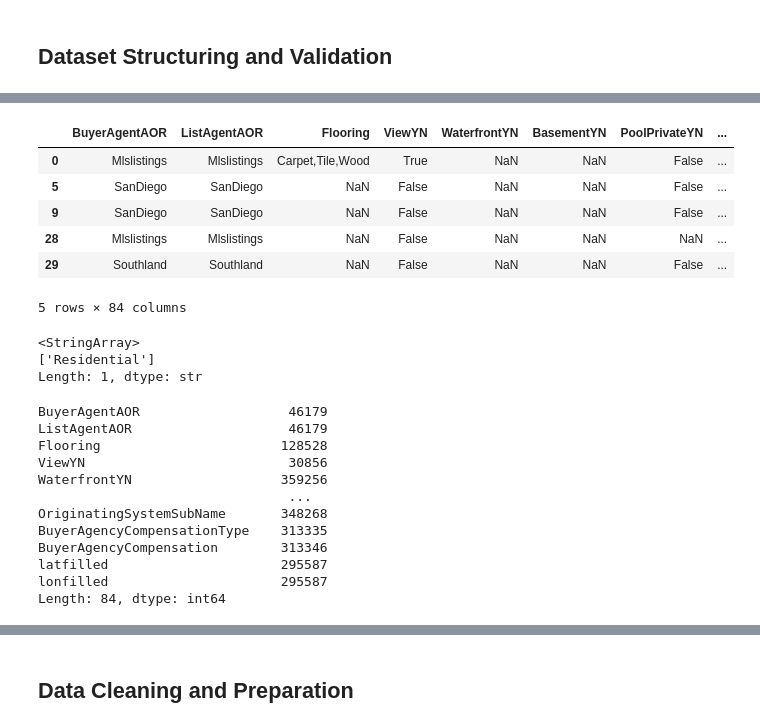
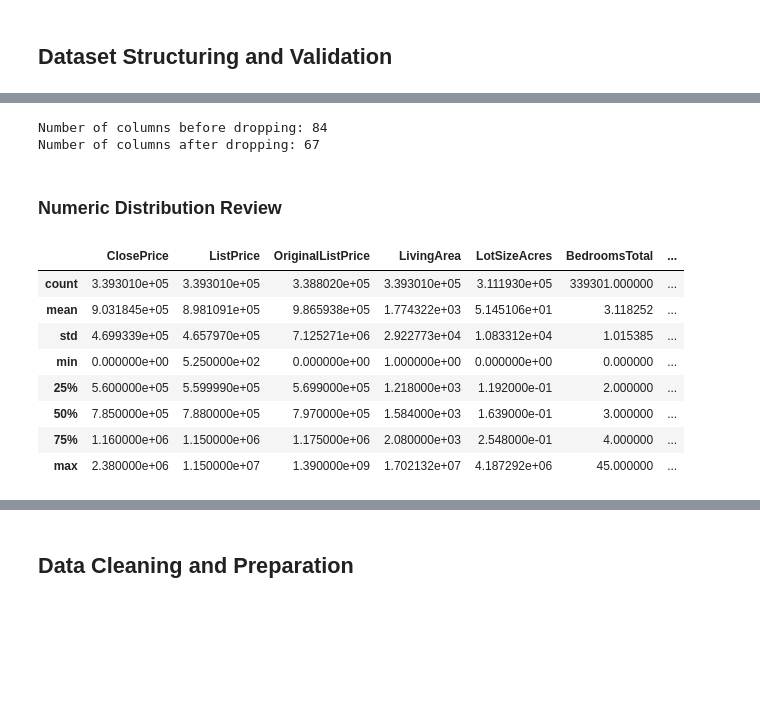
Before and after one commit to BoppingNoodles/IDX_Exchange, a Jupyter notebook: SoldAnalysis.ipynb, the cells around one changed output, grey strips where cells are left out. Cells and saved outputs as stored; diff of their text form; code cells hidden in the pictures; blank space fills up the shorter version.

```diff
--- a/SoldAnalysis.ipynb
+++ b/SoldAnalysis.ipynb
@@ -148,33 +167,25 @@ Index(['BuyerAgentAOR', 'ListAgentAOR', 'Flooring', 'ViewYN', 'WaterfrontYN',
-# %%
-sold_df.head()
-# %% [output]
-|  | BuyerAgentAOR | ListAgentAOR | Flooring | ViewYN | WaterfrontYN | BasementYN | PoolPrivateYN | ... |
-| 0 | Mlslistings | Mlslistings | Carpet,Tile,Wood | True | NaN | NaN | False | ... |
-| 5 | SanDiego | SanDiego | NaN | False | NaN | NaN | False | ... |
-| 9 | SanDiego | SanDiego | NaN | False | NaN | NaN | False | ... |
-| 28 | Mlslistings | Mlslistings | NaN | False | NaN | NaN | NaN | ... |
-| 29 | Southland | Southland | NaN | False | NaN | NaN | False | ... |
-5 rows × 84 columns
-# %%
-# Check property categories
-sold_df['PropertyType'].unique()
-# %% [output]
-<StringArray>
-['Residential']
-Length: 1, dtype: str
-# %%
-# Validate completeness
-sold_df.isnull().sum()
-# %% [output]
-BuyerAgentAOR                   46179
-ListAgentAOR                    46179
-Flooring                       128528
-ViewYN                          30856
-WaterfrontYN                   359256
-                                ...
-OriginatingSystemSubName       348268
-BuyerAgencyCompensationType    313335
-BuyerAgencyCompensation        313346
-latfilled                      295587
-lonfilled                      295587
-Length: 84, dtype: int64
+# %%
+# Drop columns
+print(f"Number of columns before dropping: {sold_df.shape[1]}")
+threshold = 0.1 * len(sold_df)
+sold_df.dropna(thresh=threshold, axis=1, inplace=True)
+print(f"Number of columns after dropping: {sold_df.shape[1]}")
+# %% [output]
+Number of columns before dropping: 84
+Number of columns after dropping: 67
+# %% [markdown]
+### Numeric Distribution Review
+# %%
+# Analyze distribution of key numeric fields
+core_numeric = ['ClosePrice', 'ListPrice','OriginalListPrice','LivingArea','LotSizeAcres','BedroomsTotal','BathroomsTotalInteger','DaysOnMarket','YearBuilt']
+sold_df[core_numeric].describe()
+# %% [output]
+|  | ClosePrice | ListPrice | OriginalListPrice | LivingArea | LotSizeAcres | BedroomsTotal | ... |
+| count | 3.393010e+05 | 3.393010e+05 | 3.388020e+05 | 3.393010e+05 | 3.111930e+05 | 339301.000000 | ... |
+| mean | 9.031845e+05 | 8.981091e+05 | 9.865938e+05 | 1.774322e+03 | 5.145106e+01 | 3.118252 | ... |
+| std | 4.699339e+05 | 4.657970e+05 | 7.125271e+06 | 2.922773e+04 | 1.083312e+04 | 1.015385 | ... |
+| min | 0.000000e+00 | 5.250000e+02 | 0.000000e+00 | 1.000000e+00 | 0.000000e+00 | 0.000000 | ... |
+| 25% | 5.600000e+05 | 5.599990e+05 | 5.699000e+05 | 1.218000e+03 | 1.192000e-01 | 2.000000 | ... |
+| 50% | 7.850000e+05 | 7.880000e+05 | 7.970000e+05 | 1.584000e+03 | 1.639000e-01 | 3.000000 | ... |
+| 75% | 1.160000e+06 | 1.150000e+06 | 1.175000e+06 | 2.080000e+03 | 2.548000e-01 | 4.000000 | ... |
+| max | 2.380000e+06 | 1.150000e+07 | 1.390000e+09 | 1.702132e+07 | 4.187292e+06 | 45.000000 | ... |
```
Also changed, not shown: parts of 17 cells of this notebook.
